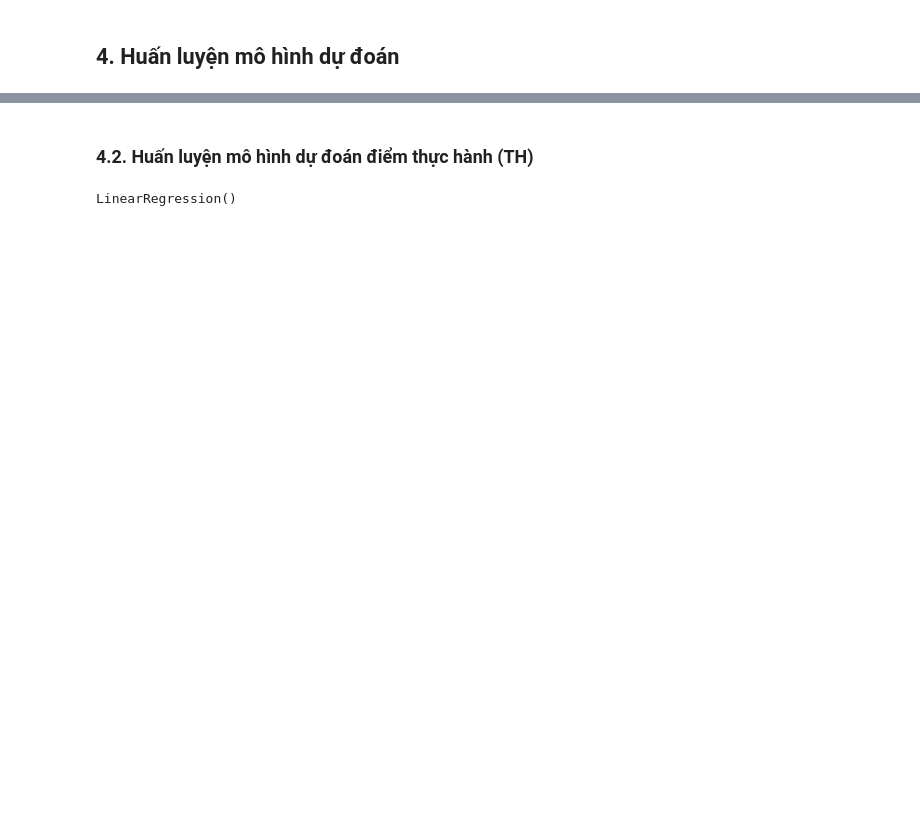
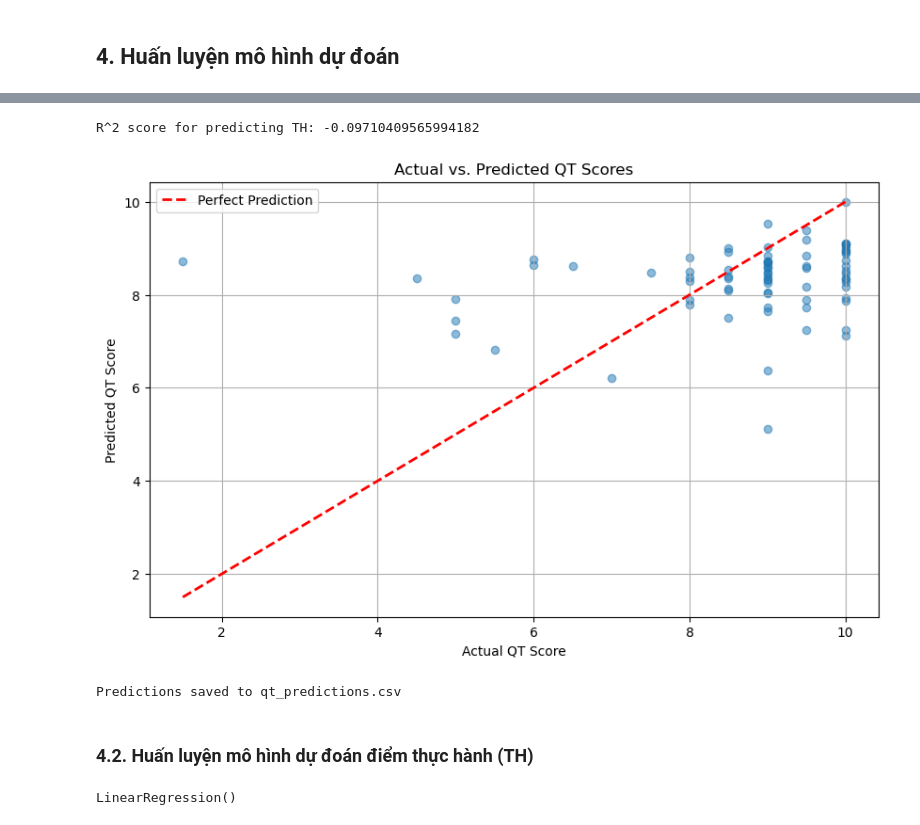
Before and after one commit to huapogba/may-hoc, a Jupyter notebook: wecode_prediction/23520199.ipynb, the cells around one changed output, grey strips where cells are left out. Saved outputs shown, nothing was run; the diff lists cells and outputs as text; code cells hidden in the pictures; blank space fills up the shorter version.

```diff
--- a/wecode_prediction/23520199.ipynb
+++ b/wecode_prediction/23520199.ipynb
@@ -473,3 +508,38 @@ score/try          0.13  0.18  0.14  0.19
+# %%
+y_pred = np.clip(qt_model.predict(X_test), 0, 10)
+
+r2 = r2_score(y_test, y_pred)
+print(f"R^2 score for predicting TH: {r2}")
+
+# Plotting actual vs predicted values
+plt.figure(figsize=(10, 6))
+plt.scatter(y_test, y_pred, alpha=0.5)
+plt.plot(
+    [y_test.min(), y_test.max()],
+    [y_test.min(), y_test.max()],
+    "r--",
+    lw=2,
+    label="Perfect Prediction",
+)
+plt.title("Actual vs. Predicted QT Scores")
+plt.xlabel("Actual QT Score")
+plt.ylabel("Predicted QT Score")
+plt.legend()
+plt.grid(True)
+plt.show()
+# %% [output]
+R^2 score for predicting TH: -0.09710409565994182
+[figure, added]
+# %%
+X = extracted_wecode_df[qt_feature_cols]
+y_pred = np.clip(qt_model.predict(X), 0, 10)
+predictions_df = pd.DataFrame(
+    {"username": extracted_wecode_df["username"], "predicted_QT": y_pred}
+)
+predictions_df.to_csv("../qt_predictions.csv", index=False)
+print("Predictions saved to qt_predictions.csv")
+# %% [output]
+Predictions saved to qt_predictions.csv
 # %% [markdown]
 ### 4.2. Huấn luyện mô hình dự đoán điểm thực hành (TH)
 # %%
```
Also changed, not shown: parts of 18 cells of this notebook, 2 other files.
